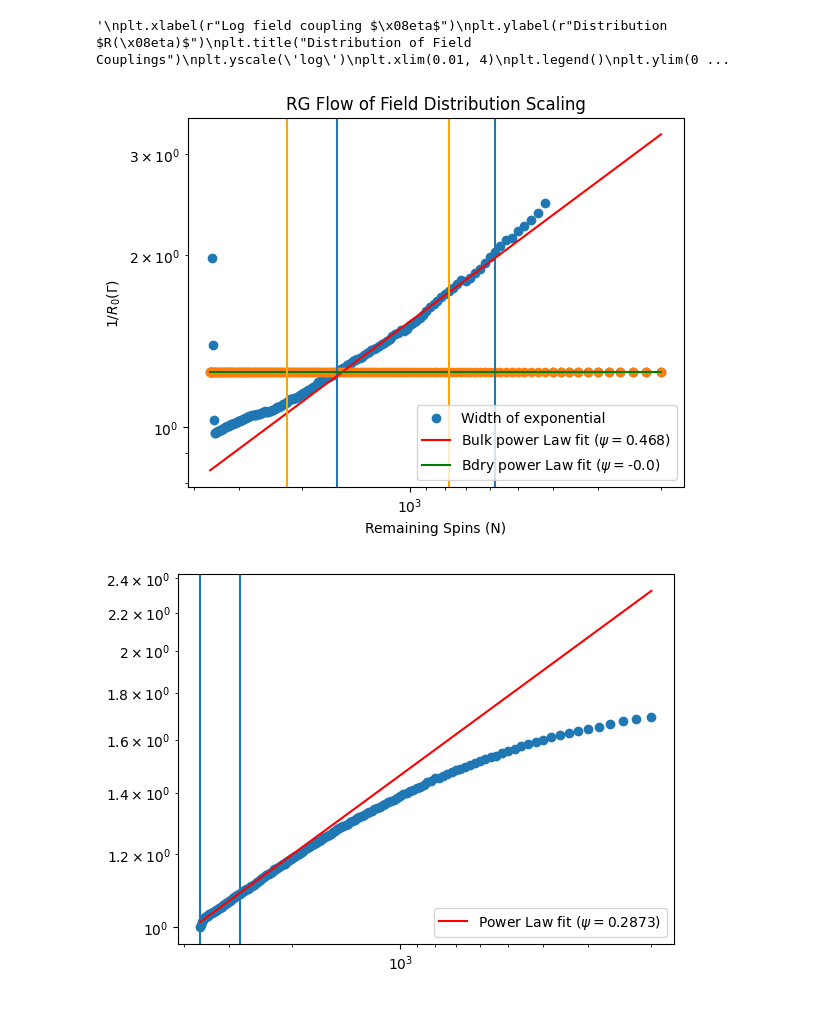
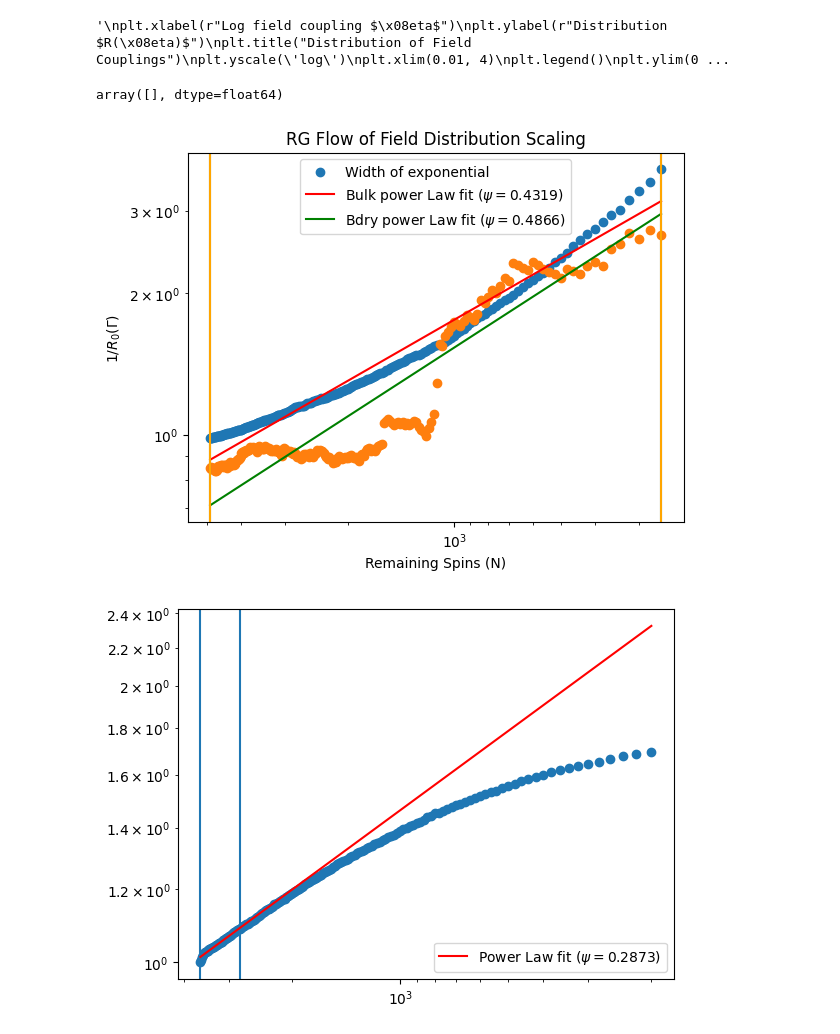
Before and after one commit to tsgaurav/Ising_RSRG, a Jupyter notebook: ipynb_notebooks/2D_Ising_with_bdry.ipynb, the cells around one changed output. Drawn from its saved outputs; the diff is of its cells as text; code cells hidden in the pictures.

```diff
--- a/ipynb_notebooks/2D_Ising_with_bdry.ipynb
+++ b/ipynb_notebooks/2D_Ising_with_bdry.ipynb
@@ -215,10 +218,15 @@ def fill_h_vals_bdry(size, bdry_dict, lambda_bdry, lambda_blk):
     # Filling the log-field coupling with exponential distribution of different variance for bulk and boundary
     bdry_size = bdry_dict.sum()
     h_vals = np.zeros(size)
-    h_vals[bdry_dict] = 0*np.exp(-np.random.exponential(scale=lambda_bdry, size=bdry_size)) #Filling boundary fields
+    h_vals[bdry_dict] = np.exp(-np.random.exponential(scale=lambda_bdry, size=bdry_size)) #Filling boundary fields
     h_vals[~bdry_dict] = np.exp(-np.random.exponential(scale=lambda_blk, size=(size-bdry_size)))  #Filling bulk fields
     return h_vals
 
+
+def chunk_deleter(ind_array, size):
+    eye_diag = np.ones(size)
+    eye_diag[ind_array] = 0
+    return sparse.diags(eye_diag)
 
 def fill_J_ij_bdry(size, bdry_dict, adj_ind, a_mat, b_mat):
     #Note, here a_mat and b_mat are 2x2 symmetric matrices giving the distribution parameters for blk-blk, blk-bdry and
@@ -236,7 +244,7 @@ def fill_J_ij_bdry(size, bdry_dict, adj_ind, a_mat, b_mat):
         bdry_ind = [i for i in upper_ind if bdry_dict[i]]
         blk_ind = [i for i in upper_ind if ~bdry_dict[i]]
 
-        if tag: scale=10
+        if tag: scale=1
         else: scale = 1
 
         J_ij_vals[ind, bdry_ind] = sparse.lil_matrix(scale*np.exp(-np.array  \
@@ -251,10 +311,10 @@ def fill_J_ij_bdry(size, bdry_dict, adj_ind, a_mat, b_mat):
 #a_mat = np.array([[0.1, 0.1],[0.1, 1.]])
 #b_mat = np.array([[0.1, 0.1],[0.1, 1.]])
 
-a_mat = np.array([[0.4, 0.4],[0.4, 0.4]])
-b_mat = np.array([[0.4, 0.4],[0.4, 0.4]])
+a_mat = np.array([[0.3, 0.3],[0.3, 0.3]])
+b_mat = np.array([[0.3, 0.3],[0.3, 0.3]])
 
-L = 60
+L = 70
 steps = int(0.95*L*L)
 
 measure_step = 20
@@ -265,15 +325,15 @@ ind_dict, adj_ind, bdry_dict = triangle_lattice_boundary_dictionary(L)
 
 check_list = np.floor(L*L*(1- 1/(2.5**np.arange(10))))
 
-runs = 20
+runs = 1
 # %%
 x_array = np.arange(L)
-ZZ_corr = np.zeros(shape=(L))
-
-x_0, y_0 = (0,0)
-
+nn_ind = triangle_nn_indices(L)
+nnn_ind = triangle_nnn_indices(L)
 
 for run in range(runs):
+    a,b =  0.3, 0.3
+
     J_ij_vals = fill_J_ij_bdry(L*L, bdry_dict, adj_ind, a_mat, b_mat)
     h_vals = fill_h_vals_bdry(L*L, bdry_dict, 1.,1.)
     test = boundary_system(L*L, adj_ind, bdry_dict, J_ij_vals, h_vals)
@@ -290,7 +350,7 @@ for run in range(runs):
             h_remain_bulk = h_remain_bulk[h_remain_bulk!=0]
             cost_func = cost.UnbinnedNLL(-np.log(h_remain_bulk/test.Omega), exponential_dist_norm)
             fit_obj = Minuit(cost_func, a=0.8)
-            #fit_obj.limits["a"] = (0, 4)
+            fit_obj.limits["a"] = (0, 4)
             fit_obj.migrad()
             #color_list_m.append(color_list[-1])
             R0_array_bulk[int(i/measure_step)] += fit_obj.values[0]
@@ -298,16 +358,13 @@ for run in range(runs):
             h_remain_bdry = test.h_vals[bdry_dict]
             h_remain_bdry = h_remain_bdry[h_remain_bdry!=0]
             cost_func = cost.UnbinnedNLL(-np.log(h_remain_bdry/test.Omega), exponential_dist_norm)
-            fit_obj = Minuit(cost_func, a=0.8)
-            #fit_obj.limits["a"] = (0, 4)
+            fit_obj = Minuit(cost_func, a=1.0)
+            fit_obj.limits["a"] = (0, 4)
             fit_obj.migrad()
             #color_list_m.append(color_list[-1])
+
             R0_array_bdry[int(i/measure_step)] += fit_obj.values[0]
             moment_array.append(test.cluster_tracker[test.cluster_tracker!=0].mean())
-
-
-    for sep in range(L):
-        if test.cluster_ind[index_map(x_0, y_0, L)] == test.cluster_ind[index_map(x_0, sep,L)]: ZZ_corr[sep] += 1
 
 #plt.xscale('log')
 """
@@ -321,45 +378,53 @@ plt.ylim(0.01, 1)
 """
 # %% [output]
 '\nplt.xlabel(r"Log field coupling $\x08eta$")\nplt.ylabel(r"Distribution $R(\x08eta)$")\nplt.title("Distribution of Field Couplings")\nplt.yscale(\'log\')\nplt.xlim(0.01, 4)\nplt.legend()\nplt.ylim(0 ...
+# %%
+h_vals = fill_h_vals_bdry(L*L, bdry_dict, 1.,1.)
+h_remain_bdry = h_vals[bdry_dict]
+h_remain_bdry = h_remain_bdry[h_remain_bdry!=0]
+
+h_remain_bdry
+# %% [output]
+array([], dtype=float64)
 # %%
 x = L*L - np.arange(len(R0_array_bulk))*measure_step
 y_bulk = runs/R0_array_bulk
 y_bdry = runs/R0_array_bdry
 R_length = len(y_bulk)
 
-start = 100
-end = -20
+start = 0
+end = -1
 
 plt.axvline(x = x[start])
 plt.axvline(x = x[end])
 plt.scatter(x, y_bulk, label='Width of exponential')#, yerr=np.sqrt(np.array(R0_array_err))/np.array(R0_array)**2)
 
 plt.scatter(x, y_bdry)
 #plt.yscale('log')
 
 popt, pcov = curve_fit(power_law_scale, x[start:end], y_bulk[start:end])
 
 plt.title("RG Flow of Field Distribution Scaling")
 plt.xlabel("Remaining Spins (N)")
 plt.ylabel(r"$1/R_0(\Gamma)$")
 plt.plot(x, power_law_scale(x, *popt), color='red', label=r'Bulk power Law fit ($\psi=$'+str(round(popt[0], 4))+')')
 
-start = 70
-end = -30
+start = 0
+end = -1
 popt, pcov = curve_fit(power_law_scale, x[start:end], y_bdry[start:end])
 plt.plot(x, power_law_scale(x, *popt), c='green',label=r'Bdry power Law fit ($\psi=$'+str(round(popt[0], 4))+')')
 
 plt.axvline(x = x[start], c='orange')
 plt.axvline(x = x[end], c='orange')
 
 plt.gca().invert_xaxis()
 plt.legend()
 plt.yscale('log')
 plt.xscale('log')
 
 #plt.xlim(1e4, 0.8*1e3)
 # %% [output]
-[figure, old version]
+[figure, new version]
 # %%
 y = np.array(moment_array)
 
```
Also changed, not shown: parts of 3 cells of this notebook.
